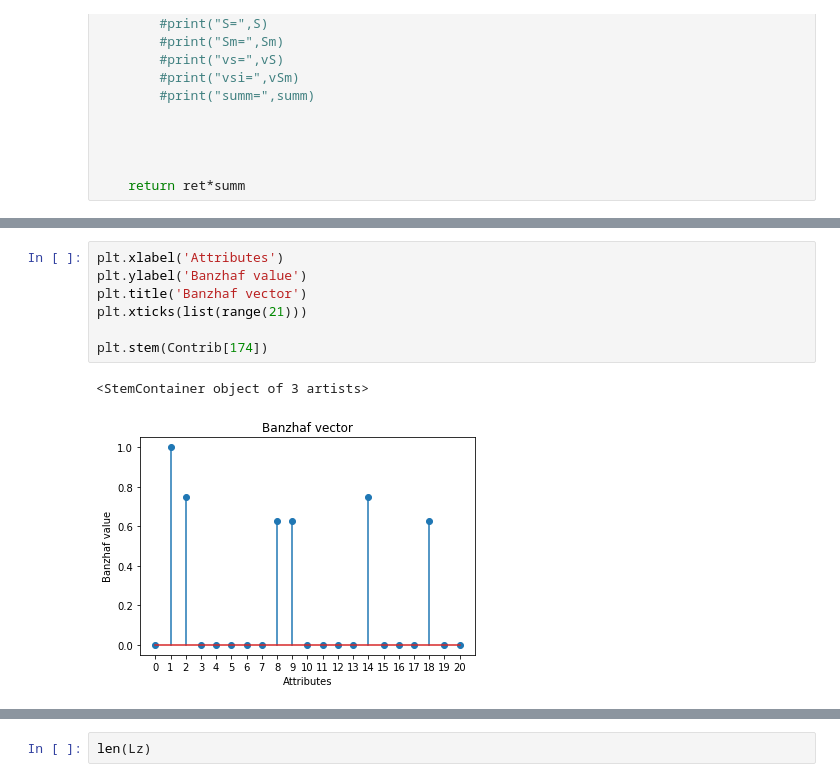
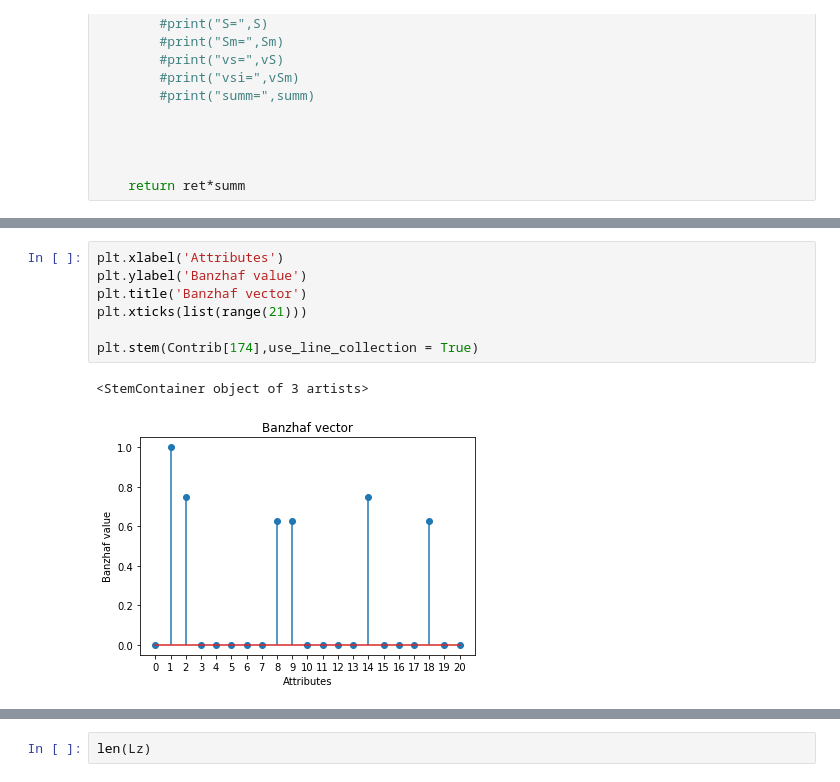
Before and after one commit to dimachine/ShapStab, a Jupyter notebook: ShapleyStab.ipynb, the cells around one changed output, grey strips where cells are left out. Saved outputs shown, nothing was run; the diff lists cells and outputs as text.

```diff
--- a/ShapleyStab.ipynb
+++ b/ShapleyStab.ipynb
@@ -1184,13 +1341,13 @@ Stab[174], Contrib[174]
 # %%
 plt.xlabel('Attributes')
 plt.ylabel('Banzhaf value')
 plt.title('Banzhaf vector')
 plt.xticks(list(range(21)))
 
-plt.stem(Contrib[174])
+plt.stem(Contrib[174],use_line_collection = True)
 # %% [output]
 <StemContainer object of 3 artists>
-[figure, old version]
+[figure, new version]
 # %%
 plt.xlabel('Attributes')
 plt.ylabel('Banzhaf value')
```
Also changed, not shown: parts of 89 cells of this notebook.
